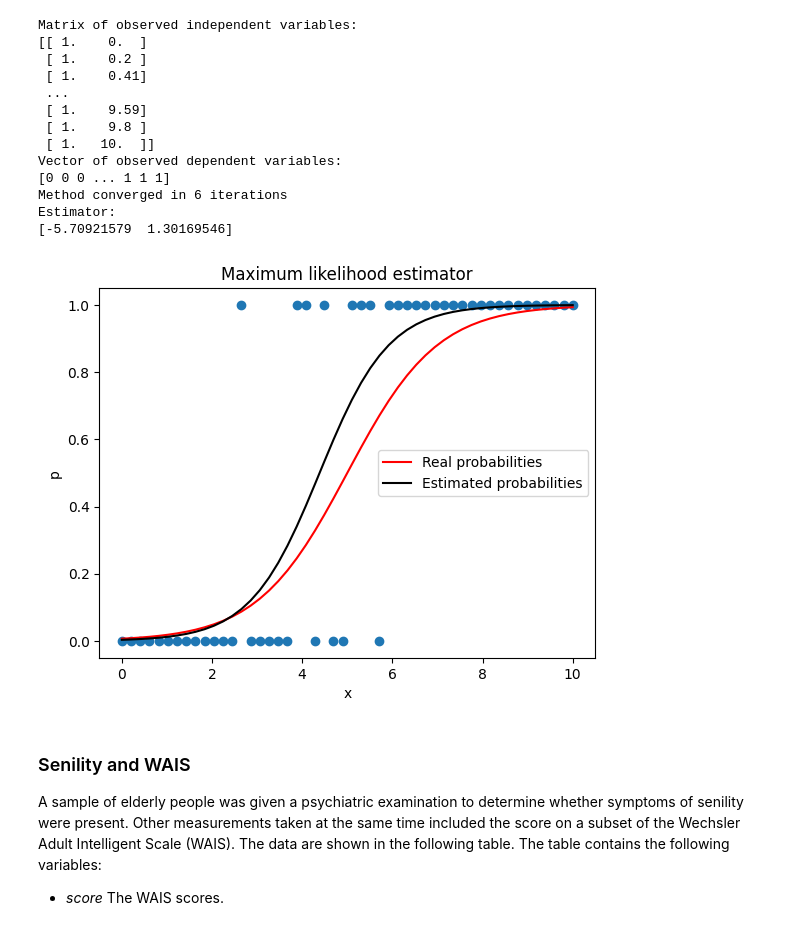
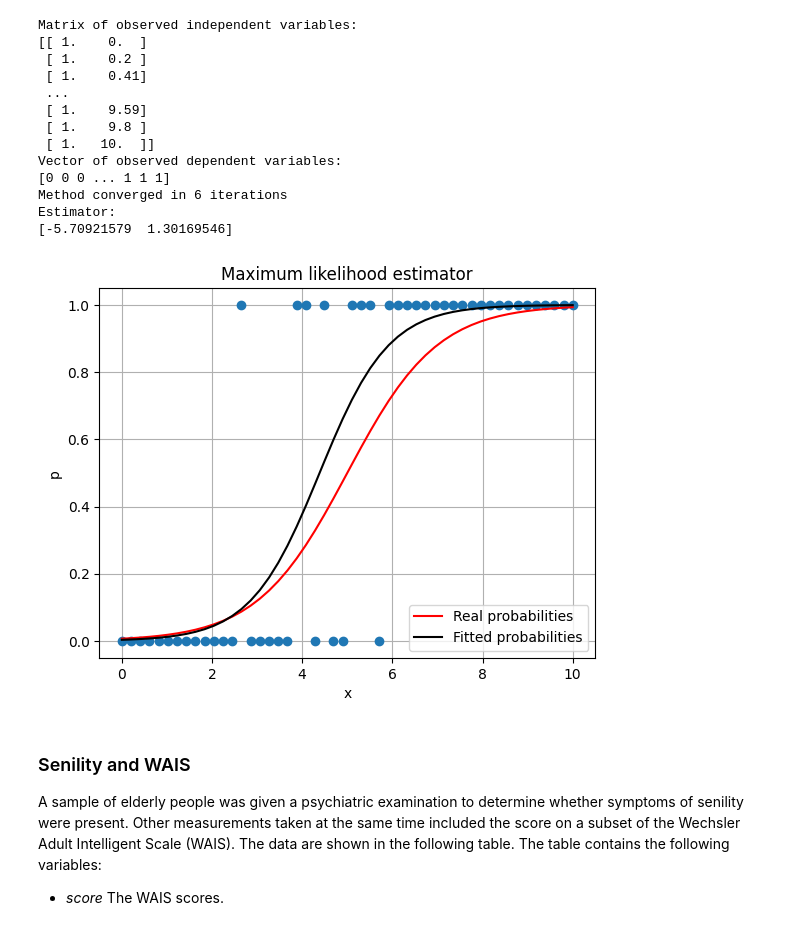
Before and after one commit to vdae2304/ML-DL, a Jupyter notebook: Classification/Logistic regression.ipynb, the cells around one changed output. Cells and saved outputs as stored; diff of their text form; code cells hidden in the pictures.

Commit message:
Add grid to plots

```diff
--- a/Classification/Logistic regression.ipynb
+++ b/Classification/Logistic regression.ipynb
@@ -102,17 +103,18 @@ Estimator:
 # %%
 plt.figure()
 plt.title("Maximum likelihood estimator")
 plt.xlabel("x")
 plt.ylabel("p")
 plt.plot(x, y, "o")
 plt.plot(x, 1/(1 + np.exp(-(beta[0] + beta[1]*x))), "r-",
          label="Real probabilities")
 plt.plot(x, 1/(1 + np.exp(-(beta_mle[0] + beta_mle[1]*x))), "k-",
-         label="Estimated probabilities")
+         label="Fitted probabilities")
 plt.legend()
+plt.grid()
 plt.show()
 # %% [output]
-[figure, old version]
+[figure, new version]
 # %% [markdown]
 ### Senility and WAIS
 
```
Also changed, not shown: parts of 2 cells of this notebook.
